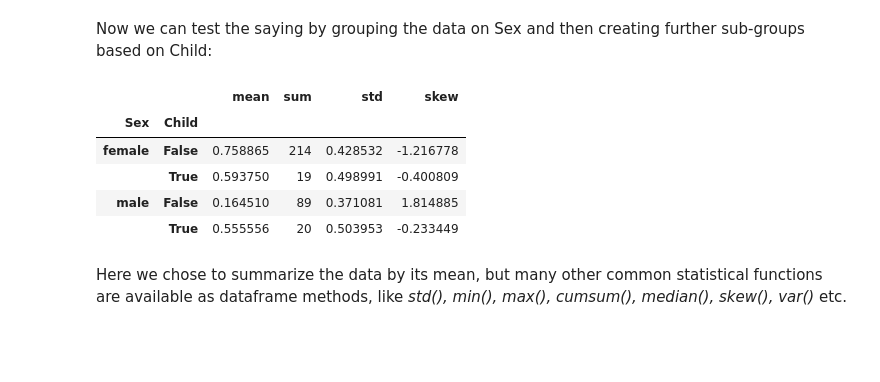
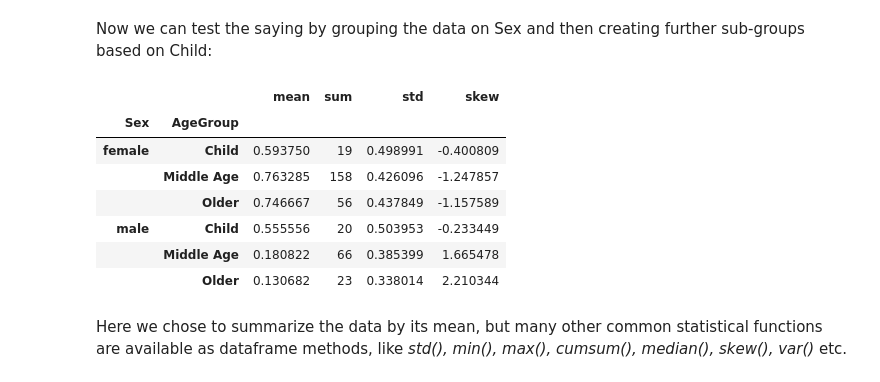
Before and after one commit to huiprobable/MATH473F23, a Jupyter notebook: Lectures/Lec03_pandas.ipynb, the cells around one changed output. Drawn from its saved outputs; the diff is of its cells as text; code cells hidden in the pictures; blank space fills up the shorter version.

```diff
--- a/Lectures/Lec03_pandas.ipynb
+++ b/Lectures/Lec03_pandas.ipynb
@@ -445,5 +466,3 @@ Please use the dataframe.melt function.
 In fact, much of what can be done in SQL [is also possible with pandas](https://pandas.pydata.org/docs/getting_started/comparison/comparison_with_sql.html).
 
 *groupby()* is a powerful method which splits a dataframe and aggregates data in groups. To see what’s possible, let’s return to the Titanic dataset. Let’s test the old saying “Women and children first”. We start by creating a new column Child to indicate whether a passenger was a child or not, based on the existing Age column. For this example, let’s assume that you are a child when you are younger than 12 years:
-# %%
-titanic["Child"] = titanic["Age"] < 12
@@ -450,3 +477,5 @@ titanic["Child"] = titanic["Age"] < 12
+# %%
+titanic["AgeGroup"] = titanic["Age"].apply(lambda x: "Child" if x<12 else "Middle Age" if x<40 else "Older")
 # %%
 titanic
 # %% [output]
@@ -467,14 +496,16 @@ titanic
 # %% [markdown]
 Now we can test the saying by grouping the data on Sex and then creating further sub-groups based on Child:
 # %%
-titanic.groupby(["Sex", "Child"])["Survived"].agg(["mean","sum","std","skew"])
+titanic.groupby(["Sex", "AgeGroup"])["Survived"].agg(["mean","sum","std","skew"])
 # %% [output]
 |  |  | mean | sum | std | skew |
-| Sex | Child |  |  |  |  |
-| female | False | 0.758865 | 214 | 0.428532 | -1.216778 |
-|  | True | 0.593750 | 19 | 0.498991 | -0.400809 |
-| male | False | 0.164510 | 89 | 0.371081 | 1.814885 |
-|  | True | 0.555556 | 20 | 0.503953 | -0.233449 |
+| Sex | AgeGroup |  |  |  |  |
+| female | Child | 0.593750 | 19 | 0.498991 | -0.400809 |
+|  | Middle Age | 0.763285 | 158 | 0.426096 | -1.247857 |
+|  | Older | 0.746667 | 56 | 0.437849 | -1.157589 |
+| male | Child | 0.555556 | 20 | 0.503953 | -0.233449 |
+|  | Middle Age | 0.180822 | 66 | 0.385399 | 1.665478 |
+|  | Older | 0.130682 | 23 | 0.338014 | 2.210344 |
 # %% [markdown]
 Here we chose to summarize the data by its mean, but many other common statistical functions are available as dataframe methods, like *std(), min(), max(), cumsum(), median(), skew(), var()* etc.
 # %% [markdown]
```
Also changed, not shown: parts of 20 cells of this notebook.
